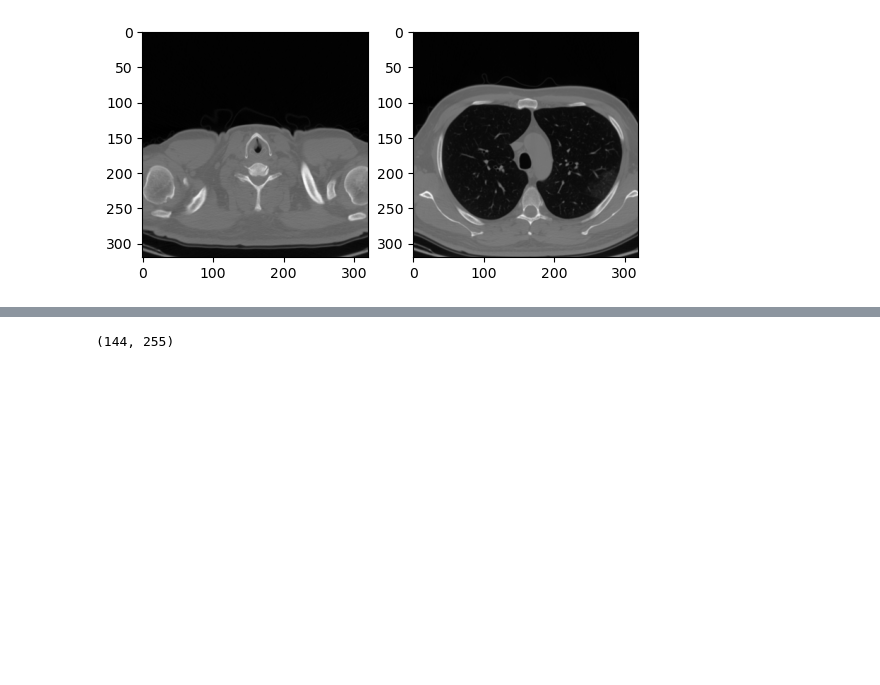
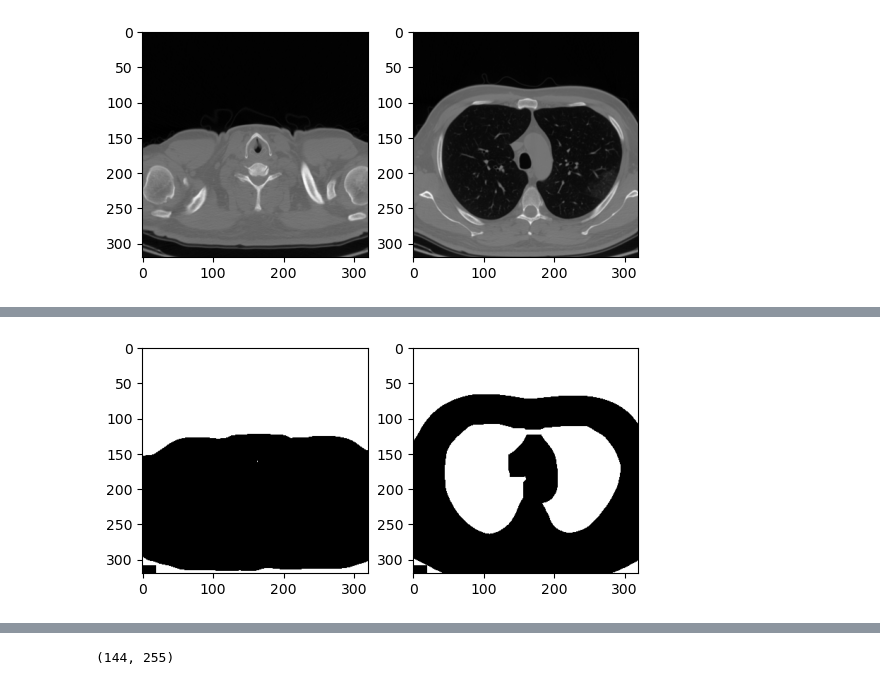
Before and after one commit to FernandoMoralesM01/dicom-to-stl, a Jupyter notebook: dicom2stl.ipynb, the cells around one changed output, grey strips where cells are left out. Saved outputs shown, nothing was run; the diff lists cells and outputs as text; code cells hidden in the pictures; blank space fills up the shorter version.

```diff
--- a/dicom2stl.ipynb
+++ b/dicom2stl.ipynb
@@ -83,0 +85,8 @@ bim.show_two_normalized(first_cut, lung_cut)
+# %%
+lung_mask  = y.copy() * -1 + 1
+lung_mask = bim.normalize_image(lung_mask)
+first_cut = lung_mask[3, :, :]
+lung_cut =lung_mask[40,:, :]
+bim.show_two_normalized(first_cut, lung_cut)
+# %% [output]
+[figure, added]
```
Also changed, not shown: parts of 8 cells of this notebook, 2 other files.
